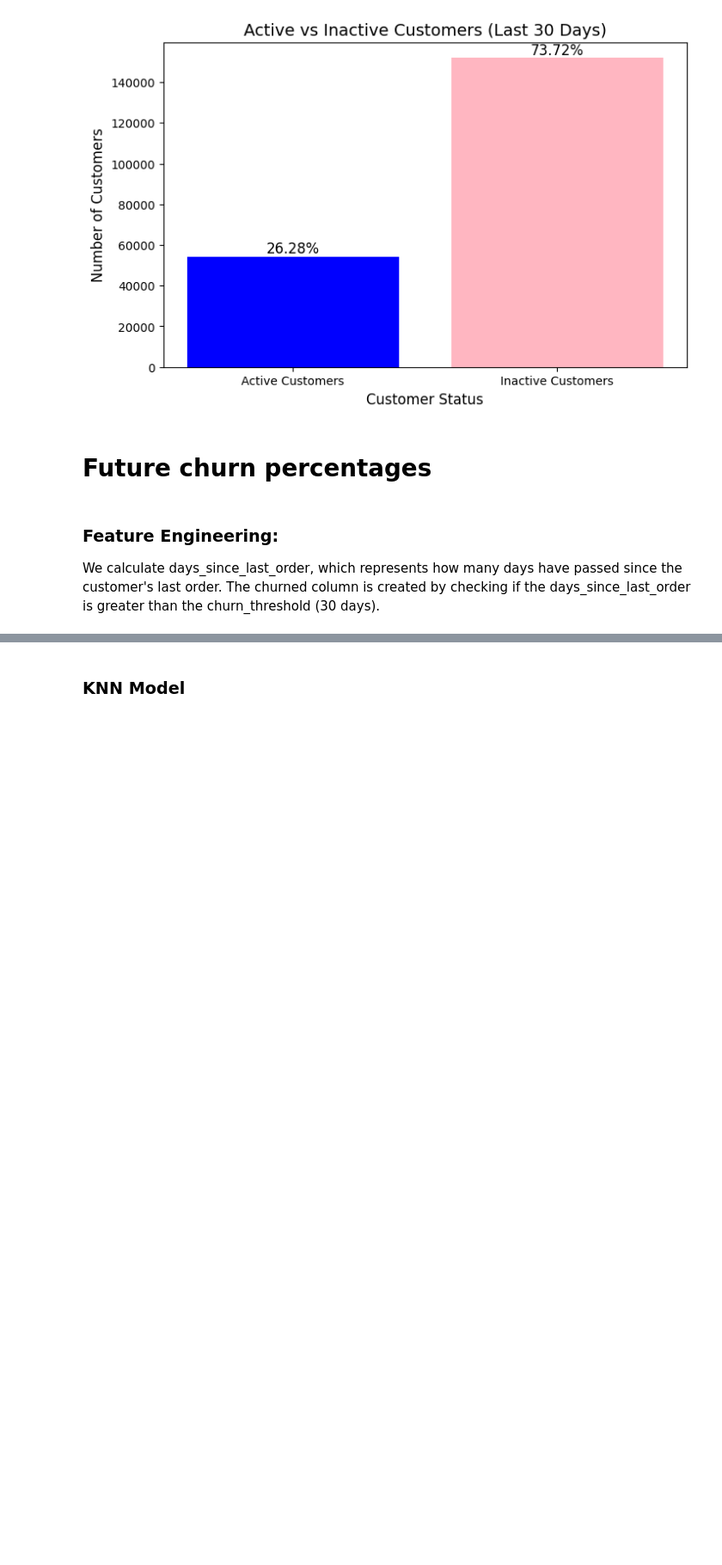
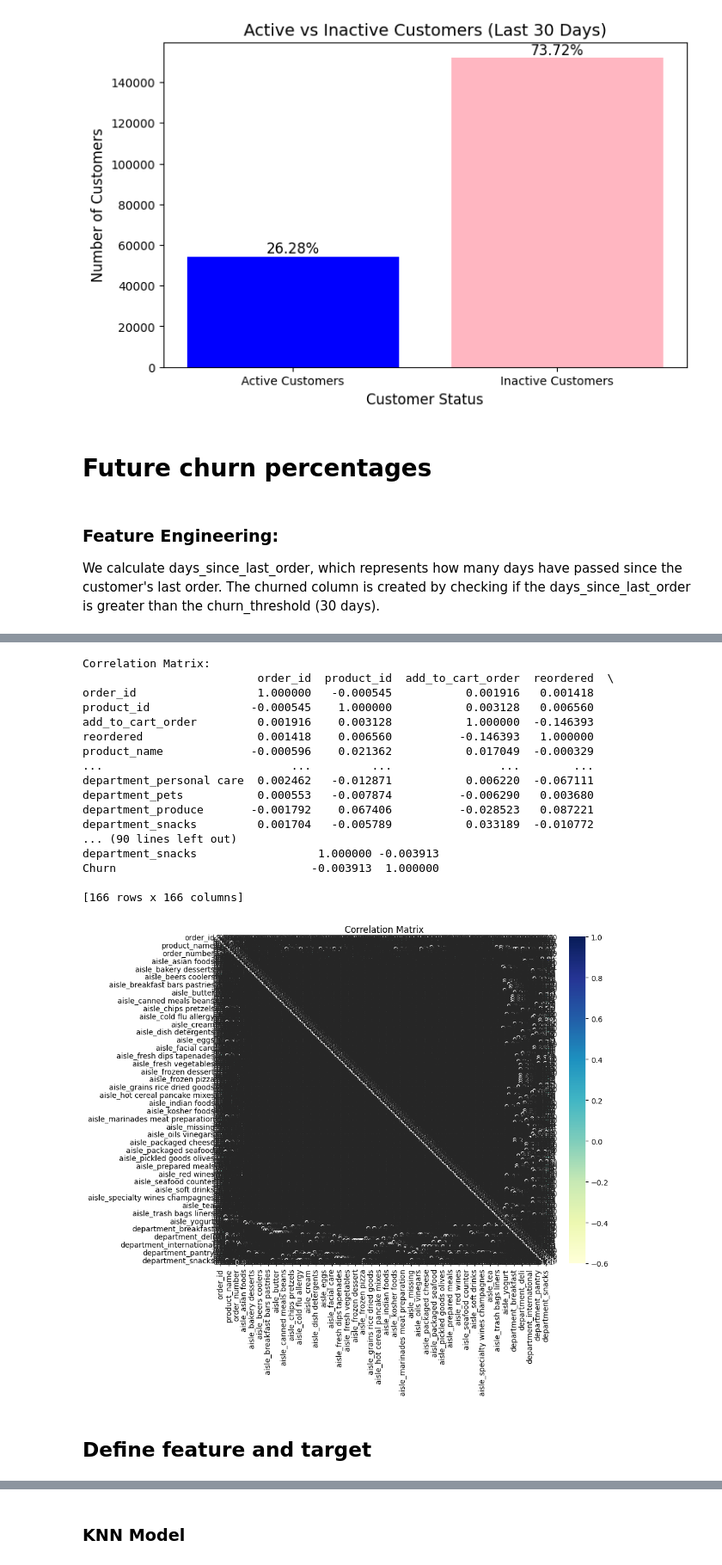
Before and after one commit to mirajkarsneha/instacart-market-basket-analysis, a Jupyter notebook: churn_rate_analysis.ipynb, the cells around one changed output, grey strips where cells are left out. Shown at 86% size. Drawn from its saved outputs; the diff is of its cells as text; code cells hidden in the pictures; blank space fills up the shorter version.

```diff
--- a/churn_rate_analysis.ipynb
+++ b/churn_rate_analysis.ipynb
@@ -631,0 +204,33 @@ X_train, X_test, y_train, y_test = train_test_split(features, target, test_size=
+# %%
+correlation_matrix = combined_df.corr()
+
+# Display the correlation matrix
+print("Correlation Matrix:")
+print(correlation_matrix)
+
+# Plot the correlation matrix with a different color palette
+plt.figure(figsize=(10, 8))
+sns.heatmap(correlation_matrix, annot=True, cmap='YlGnBu', fmt='.2f', cbar=True, linewidths=0.5)
+plt.title("Correlation Matrix")
+plt.show()
+# %% [output]
+Correlation Matrix:
+                          order_id  product_id  add_to_cart_order  reordered  \
+order_id                  1.000000   -0.000545           0.001916   0.001418
+product_id               -0.000545    1.000000           0.003128   0.006560
+add_to_cart_order         0.001916    0.003128           1.000000  -0.146393
+reordered                 0.001418    0.006560          -0.146393   1.000000
+product_name             -0.000596    0.021362           0.017049  -0.000329
+...                            ...         ...                ...        ...
+department_personal care  0.002462   -0.012871           0.006220  -0.067111
+department_pets           0.000553   -0.007874          -0.006290   0.003680
+department_produce       -0.001792    0.067406          -0.028523   0.087221
+department_snacks         0.001704   -0.005789           0.033189  -0.010772
+... (90 lines left out)
+department_snacks                  1.000000 -0.003913
+Churn                             -0.003913  1.000000
+
+[166 rows x 166 columns]
+[figure, added]
+# %% [markdown]
+## Define feature and target
```
Also changed, not shown: parts of 34 cells of this notebook, 1 other file.
